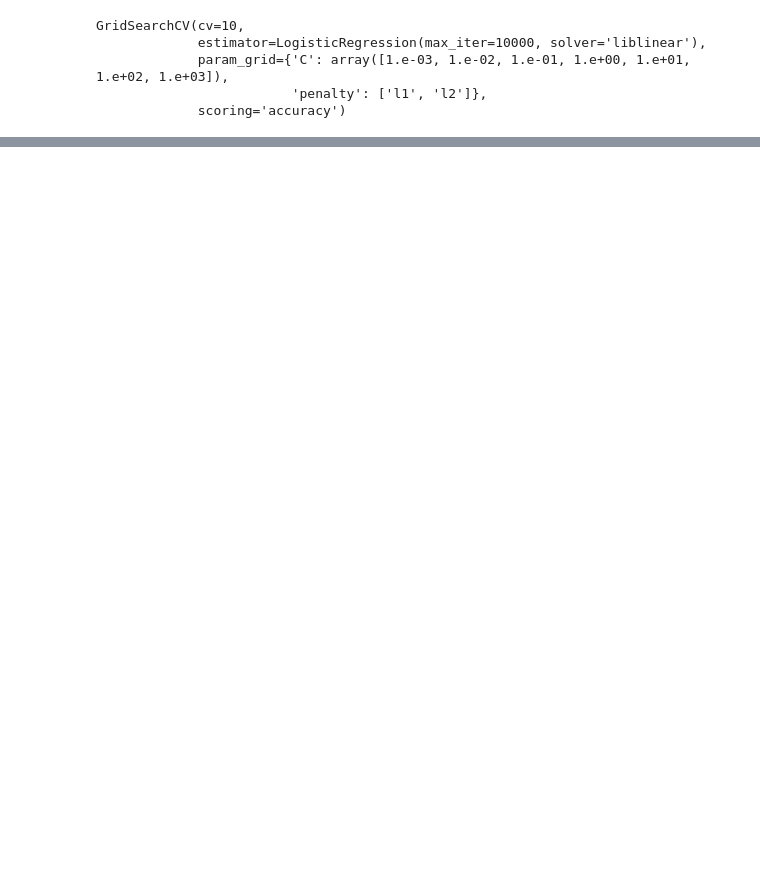
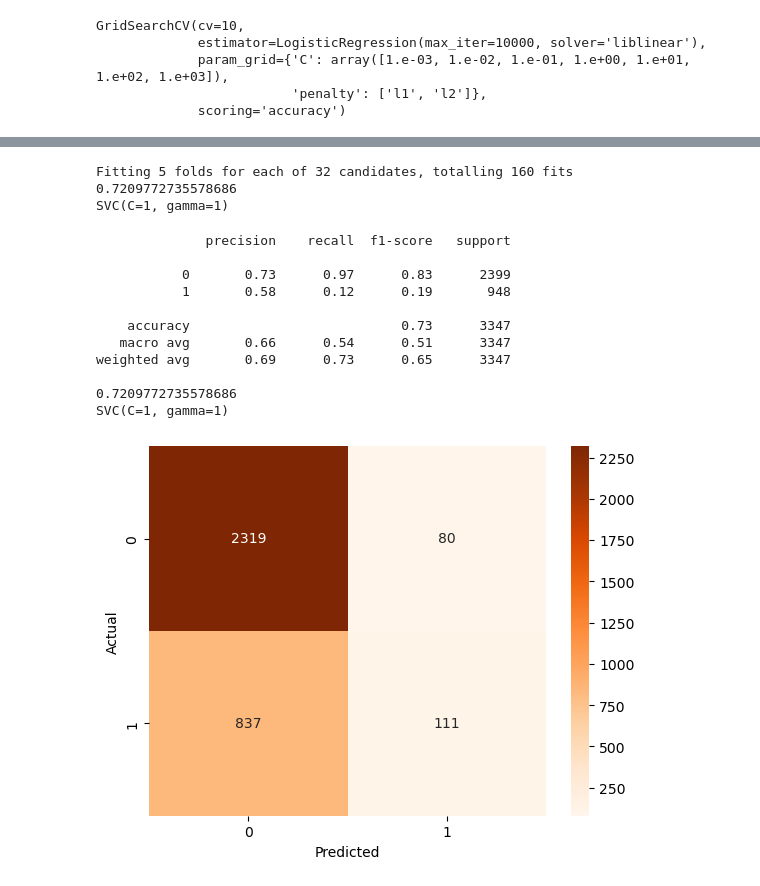
Before and after one commit to lohdaijiu/BT4222_FakeNewsClassifier, a Jupyter notebook: ModelBuilding_2.ipynb, the cells around one changed output, grey strips where cells are left out. Cells and saved outputs as stored; diff of their text form; code cells hidden in the pictures; blank space fills up the shorter version.

```diff
--- a/ModelBuilding_2.ipynb
+++ b/ModelBuilding_2.ipynb
@@ -121,11 +154,30 @@ weighted avg       0.55      0.56      0.53      3363
 # %%
-# param_grid = {'C': [0.1,1, 10, 100], 'gamma': [1,0.1,0.01,0.001],'kernel': ['rbf', 'sigmoid']}
+param_grid = {'C': [0.1,1, 10, 100], 'gamma': [1,0.1,0.01,0.001],'kernel': ['rbf', 'sigmoid']}
 
-# gd=GridSearchCV(estimator=SVC(),param_grid=param_grid,verbose=True)
+gd=GridSearchCV(estimator=SVC(),param_grid=param_grid,verbose=True)
 
-# gd.fit(x_train_tfv, y_train)
-# print(gd.best_score_)
-# print(gd.best_estimator_)
+gd.fit(x_train_tfv, y_train)
+# %% [output]
+Fitting 5 folds for each of 32 candidates, totalling 160 fits
+0.7209772735578686
+SVC(C=1, gamma=1)
+# %%
+score_model(gd, x_test_tfv, y_test)
+print(gd.best_score_)
+print(gd.best_estimator_)
+# %% [output]
+              precision    recall  f1-score   support
+
+           0       0.73      0.97      0.83      2399
+           1       0.58      0.12      0.19       948
+
+    accuracy                           0.73      3347
+   macro avg       0.66      0.54      0.51      3347
+weighted avg       0.69      0.73      0.65      3347
+
+0.7209772735578686
+SVC(C=1, gamma=1)
+[figure, added]
 # %%
 xg_clf = xgb.XGBClassifier(max_depth=7, n_estimators=200, colsample_bytree=0.8,
                         subsample=0.8, nthread=10, learning_rate=0.1, use_label_encoder=False)
```
Also changed, not shown: parts of 19 cells of this notebook, 5 other files.
